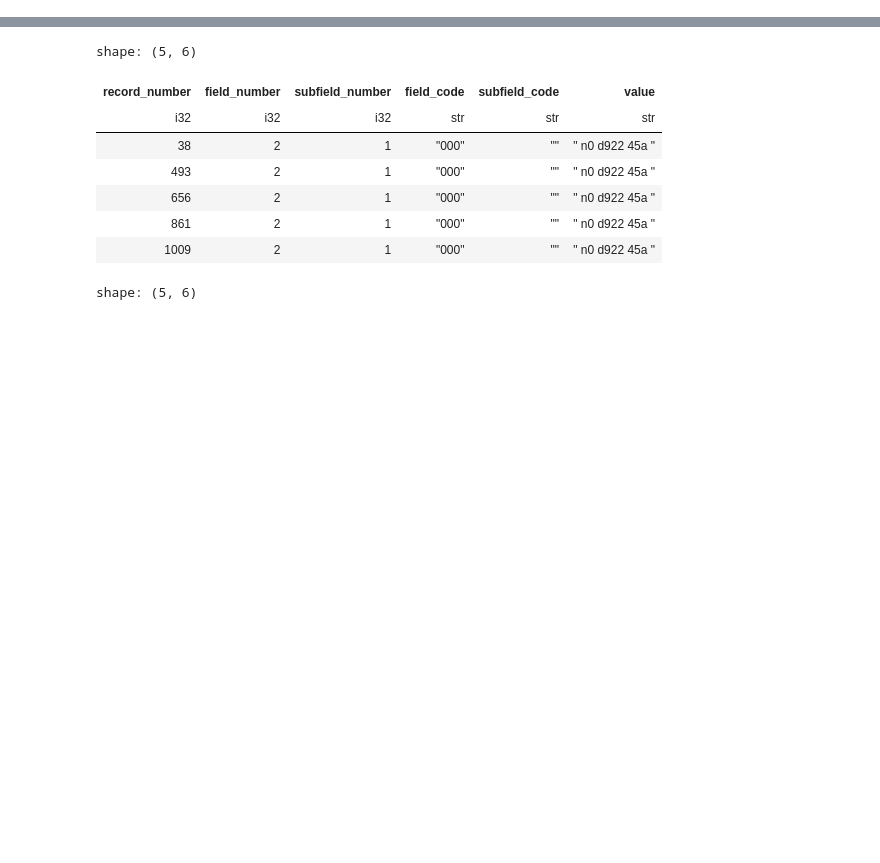
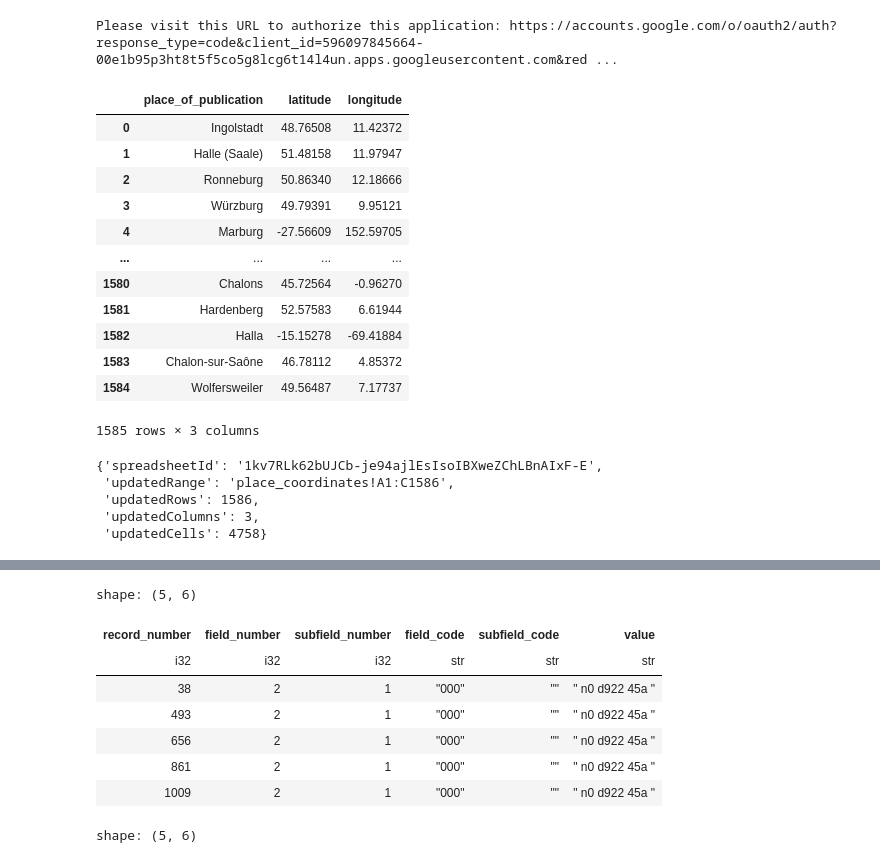
Before and after one commit to jluukkonen/books, a Jupyter notebook: src/jiemakel/scratch.ipynb, the cells around one changed output, grey strips where cells are left out. Saved outputs shown, nothing was run; the diff lists cells and outputs as text; code cells hidden in the pictures; blank space fills up the shorter version.

```diff
--- a/src/jiemakel/scratch.ipynb
+++ b/src/jiemakel/scratch.ipynb
@@ -47,0 +65,48 @@ m
+# %%
+import gspread
+from hereutil import here
+gc = gspread.oauth(credentials_filename=here('gsheets_credentials.json'), authorized_user_filename=here('gsheets_authorized_user.json'))
+# %% [output]
+Please visit this URL to authorize this application: https://accounts.google.com/o/oauth2/auth?response_type=code&client_id=596097845664-00e1b95p3ht8t5f5co5g8lcg6t14l4un.apps.googleusercontent.com&red ...
+# %%
+place_coords = p(f('all_places_of_publication').filter(c('source').is_in(['vd16','vd17','vd18']), c('place_type')=='unstandardized').rename({'place_of_publication': 'place_of_publication_unstandardized'})
+    .join(
+        f('all_places_of_publication').filter(c('source').is_in(['vd16','vd17','vd18']), c('place_type')=='standardized'),
+        left_on=['source', 'record_number'],
+        right_on=['source', 'record_number'],
+        how='full'
+    )
+    .select(nw.coalesce(c('source'), c('source_right')), nw.coalesce(c('record_number'), c('record_number_right')), nw.coalesce(c('place_of_publication'), c('place_of_publication_unstandardized')).alias('place_of_publication'))
+    .with_columns(place_of_publication=c('place_of_publication').str.replace_all('Frankfurt.*Main.*', 'Frankfurt am Main').str.replace_all('Frankfurt.*Oder.*', 'Frankfurt an der Oder'))
+    .join(f('all_years_of_publication'), on="record_number")
+    .with_columns(century_of_publication=(c('year_of_publication')/100).floor()*100)
+    .group_by(c('century_of_publication'), c('place_of_publication'))
+    .agg(nw.len())
+    .with_columns(prop=c('len')/c('len').sum().over('century_of_publication'))
+    .join(f('geonames').filter(c('feature_class') == 'P').filter(c('population')==c('population').max().over('name')).select(c('name'), c('latitude'), c('longitude')), how='inner', left_on='place_of_publication', right_on='name')
+    .select(c('place_of_publication'), c('latitude'), c('longitude'))
+    .unique()
+).to_pandas()
+place_coords
+# %% [output]
+|  | place_of_publication | latitude | longitude |
+| 0 | Ingolstadt | 48.76508 | 11.42372 |
+| 1 | Halle (Saale) | 51.48158 | 11.97947 |
+| 2 | Ronneburg | 50.86340 | 12.18666 |
+| 3 | Würzburg | 49.79391 | 9.95121 |
+| 4 | Marburg | -27.56609 | 152.59705 |
+| ... | ... | ... | ... |
+| 1580 | Chalons | 45.72564 | -0.96270 |
+| 1581 | Hardenberg | 52.57583 | 6.61944 |
+| 1582 | Halla | -15.15278 | -69.41884 |
+| 1583 | Chalon-sur-Saône | 46.78112 | 4.85372 |
+| 1584 | Wolfersweiler | 49.56487 | 7.17737 |
+1585 rows × 3 columns
+# %%
+gc.open_by_key("1kv7RLk62bUJCb-je94ajlEsIsoIBXweZChLBnAIxF-E").worksheet("place_coordinates").update([place_coords.columns.values.tolist()] + place_coords.values.tolist())
+# %% [output]
+{'spreadsheetId': '1kv7RLk62bUJCb-je94ajlEsIsoIBXweZChLBnAIxF-E',
+ 'updatedRange': 'place_coordinates!A1:C1586',
+ 'updatedRows': 1586,
+ 'updatedColumns': 3,
+ 'updatedCells': 4758}
```
Also changed, not shown: parts of 4 cells of this notebook, 4 other files.
